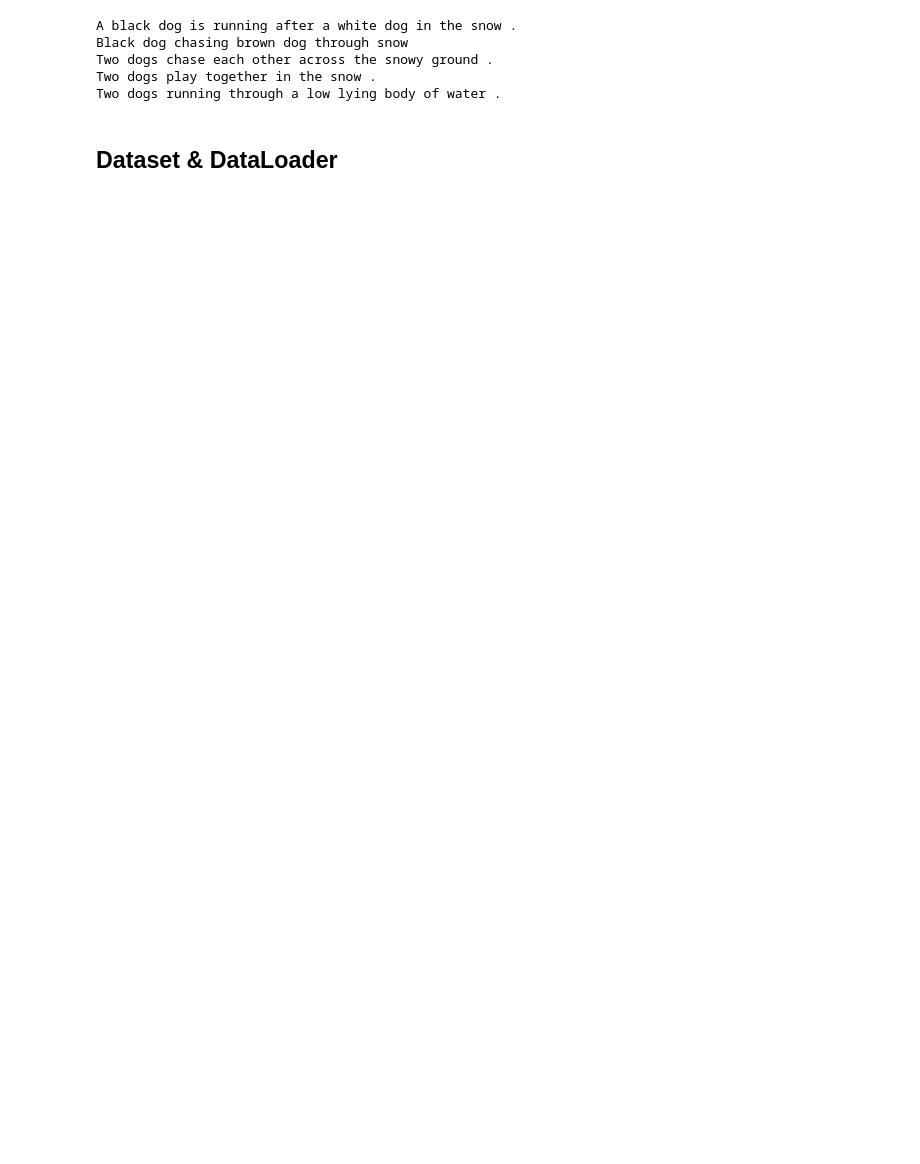
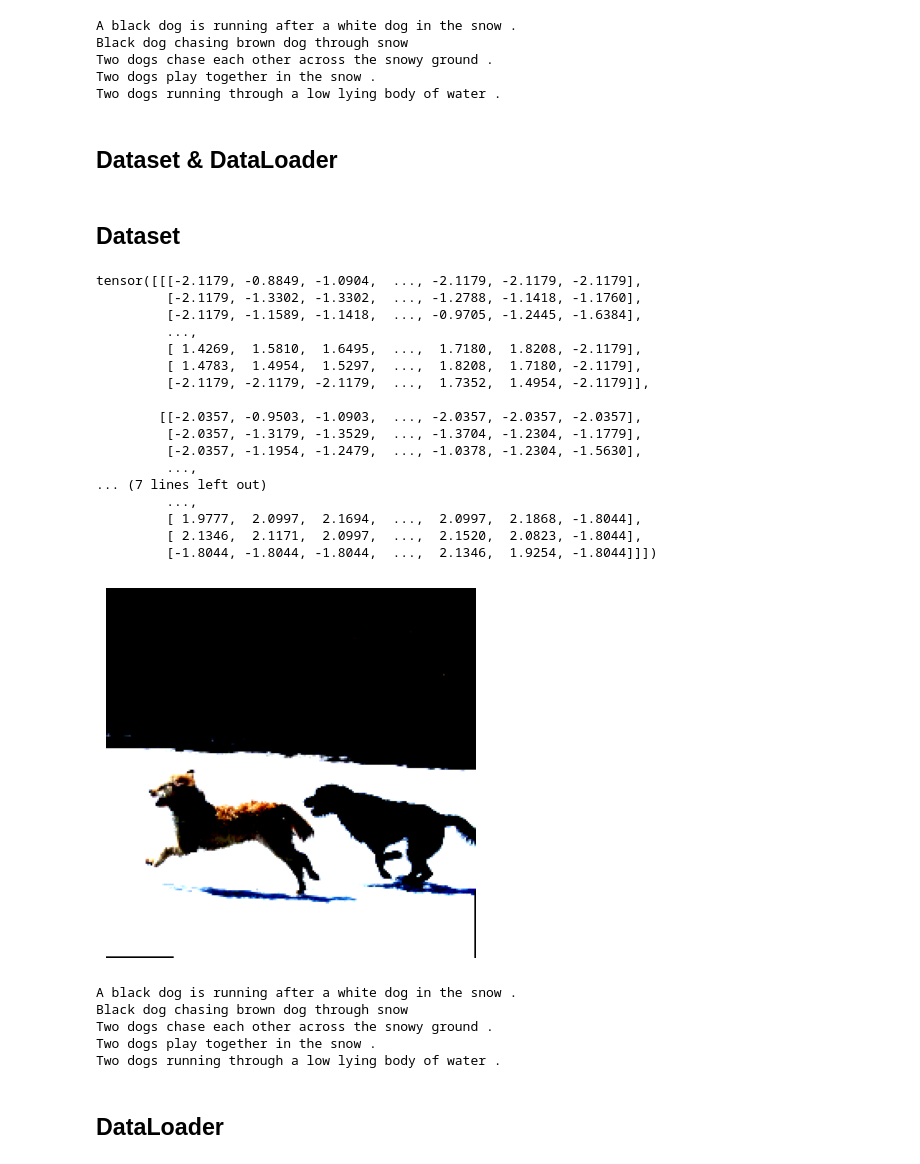
Before and after one commit to YoussefAboelwafa/Image-Caption-Generator, a Jupyter notebook: Image-Captioning.ipynb, the cells around one changed output. Saved outputs shown, nothing was run; the diff lists cells and outputs as text; code cells hidden in the pictures; blank space fills up the shorter version.

Commit message:
Dataset & Dataloader

```diff
--- a/Image-Captioning.ipynb
+++ b/Image-Captioning.ipynb
@@ -177,3 +177,53 @@ Two dogs play together in the snow .
 Two dogs running through a low lying body of water .
 # %% [markdown]
 ## Dataset & DataLoader
+# %% [markdown]
+## Dataset
+# %%
+class ImageCaptionDataset(Dataset):
+    def __init__(self, data, keys, tensors):
+        self.data = data
+        self.keys = keys
+        self.tensors = tensors
+
+    def __len__(self):
+        return len(self.keys)
+
+    def __getitem__(self, index):
+        key = self.keys[index]
+        tensor = self.tensors[index]
+        captions = self.data[key]["captions"]
+        return tensor, captions
+# %%
+train_dataset = ImageCaptionDataset(train_data, train_keys, train_tensors)
+X, y = train_dataset[index]
+print(X)
+read_from_tensor(X)
+for i in range(5):
+    print(y[i])
+# %% [output]
+tensor([[[-2.1179, -0.8849, -1.0904,  ..., -2.1179, -2.1179, -2.1179],
+         [-2.1179, -1.3302, -1.3302,  ..., -1.2788, -1.1418, -1.1760],
+         [-2.1179, -1.1589, -1.1418,  ..., -0.9705, -1.2445, -1.6384],
+         ...,
+         [ 1.4269,  1.5810,  1.6495,  ...,  1.7180,  1.8208, -2.1179],
+         [ 1.4783,  1.4954,  1.5297,  ...,  1.8208,  1.7180, -2.1179],
+         [-2.1179, -2.1179, -2.1179,  ...,  1.7352,  1.4954, -2.1179]],
+
+        [[-2.0357, -0.9503, -1.0903,  ..., -2.0357, -2.0357, -2.0357],
+         [-2.0357, -1.3179, -1.3529,  ..., -1.3704, -1.2304, -1.1779],
+         [-2.0357, -1.1954, -1.2479,  ..., -1.0378, -1.2304, -1.5630],
+         ...,
+... (7 lines left out)
+         ...,
+         [ 1.9777,  2.0997,  2.1694,  ...,  2.0997,  2.1868, -1.8044],
+         [ 2.1346,  2.1171,  2.0997,  ...,  2.1520,  2.0823, -1.8044],
+         [-1.8044, -1.8044, -1.8044,  ...,  2.1346,  1.9254, -1.8044]]])
+[figure, added]
+A black dog is running after a white dog in the snow .
+Black dog chasing brown dog through snow
+Two dogs chase each other across the snowy ground .
+Two dogs play together in the snow .
+Two dogs running through a low lying body of water .
+# %% [markdown]
+## DataLoader
```
Also changed, not shown: parts of 2 cells of this notebook.
